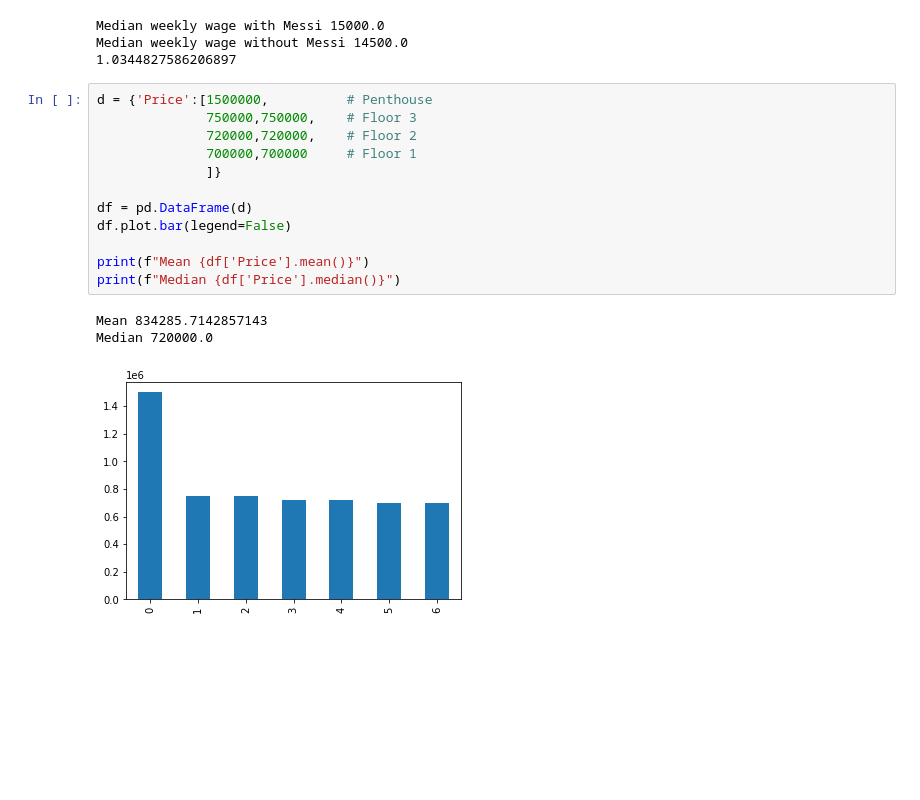
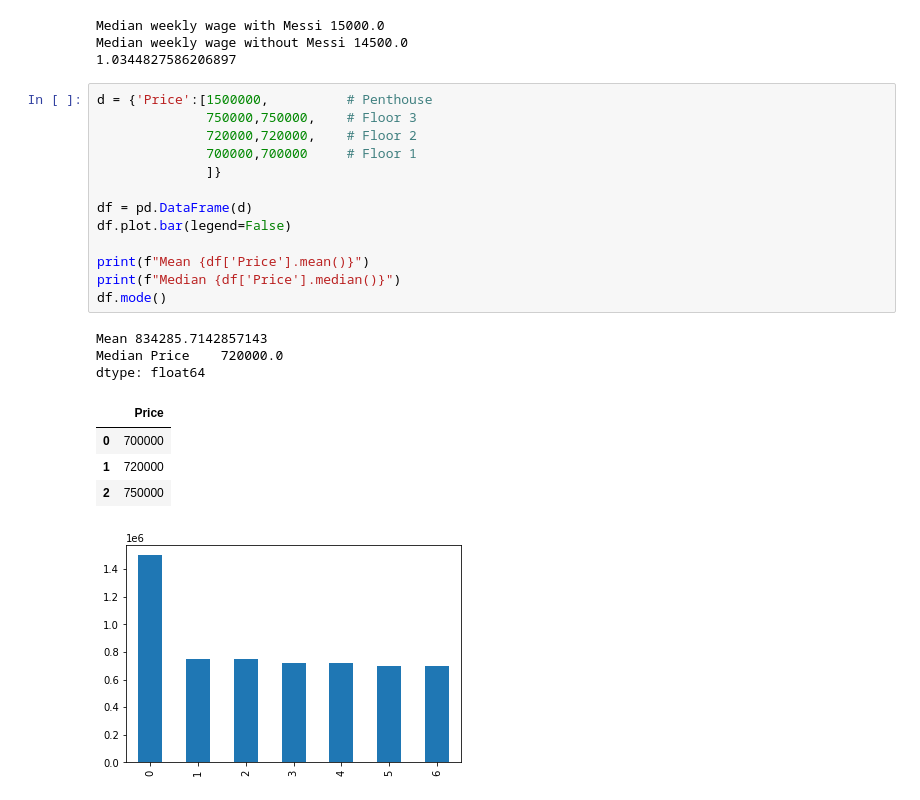
Before and after one commit to alanjones2/Alan-Jones-article-code, a Jupyter notebook: meanmedianmode/mmm.ipynb, the cells around one changed output. Cells and saved outputs as stored; diff of their text form; blank space fills up the shorter version.

```diff
--- a/meanmedianmode/mmm.ipynb
+++ b/meanmedianmode/mmm.ipynb
@@ -109,16 +156,22 @@ Median weekly wage without Messi 14500.0
 # %%
 d = {'Price':[1500000,          # Penthouse
               750000,750000,    # Floor 3
               720000,720000,    # Floor 2
               700000,700000     # Floor 1
               ]}
 
 df = pd.DataFrame(d)
 df.plot.bar(legend=False)
 
 print(f"Mean {df['Price'].mean()}")
 print(f"Median {df['Price'].median()}")
+df.mode()
 # %% [output]
 Mean 834285.7142857143
-Median 720000.0
+Median Price    720000.0
+dtype: float64
+|  | Price |
+| 0 | 700000 |
+| 1 | 720000 |
+| 2 | 750000 |
 [figure]
```
Also changed, not shown: parts of 5 cells of this notebook.
